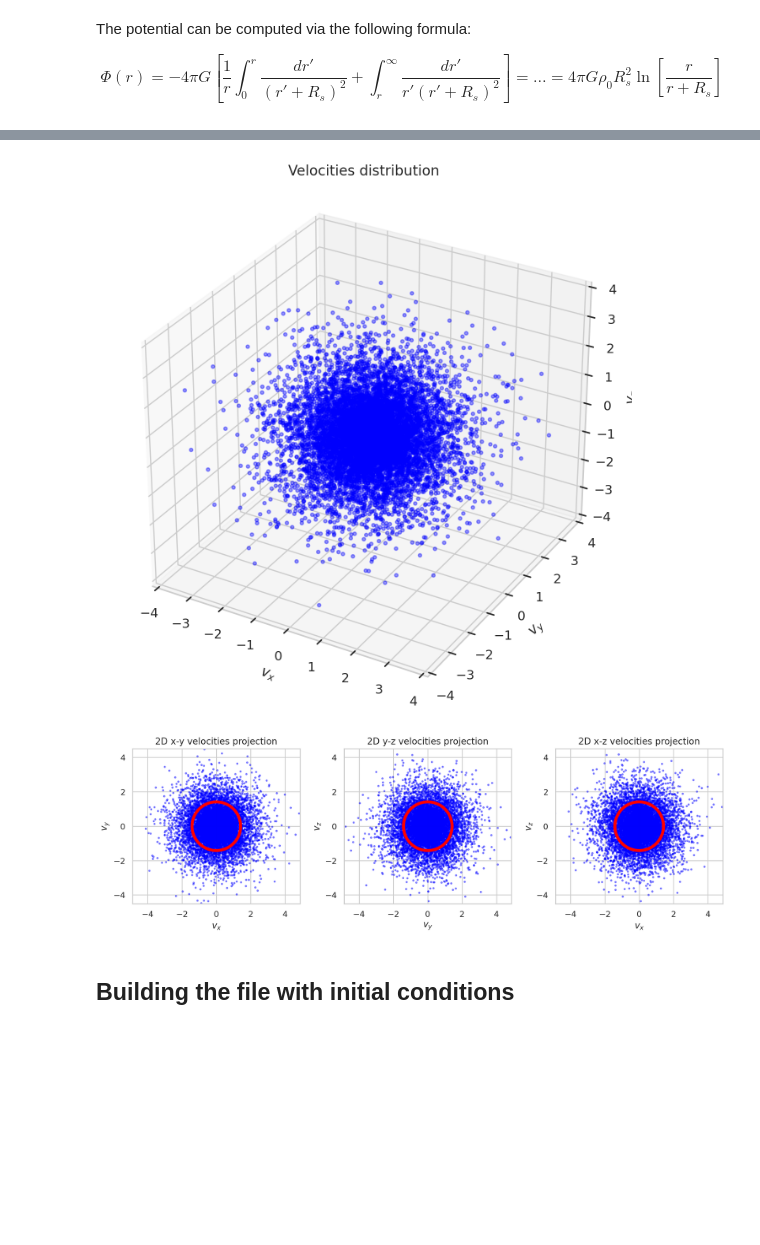
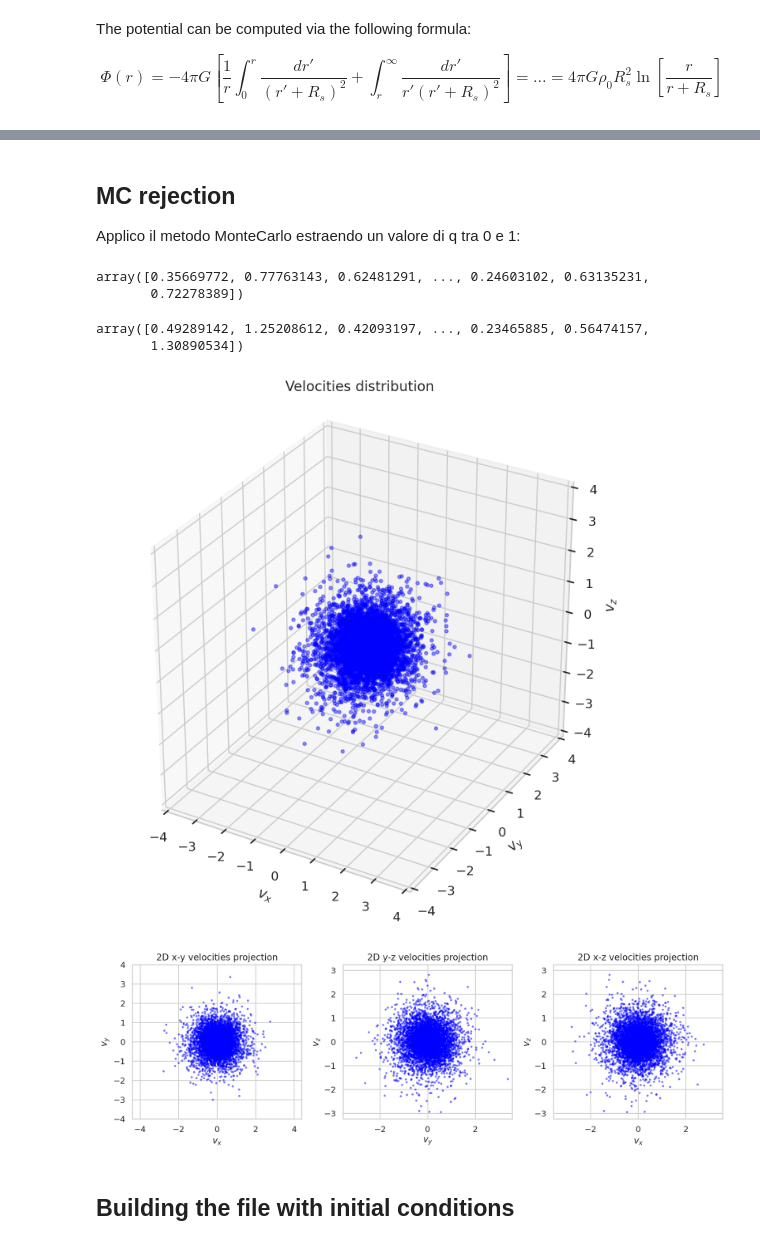
Before and after one commit to SimoneArienti/Galaxies-and-Dynamics, a Jupyter notebook: Project/Jaffe Setup.ipynb, the cells around one changed output, grey strips where cells are left out. Drawn from its saved outputs; the diff is of its cells as text; code cells hidden in the pictures; blank space fills up the shorter version.

```diff
--- a/Project/Jaffe Setup.ipynb
+++ b/Project/Jaffe Setup.ipynb
@@ -400,0 +428,3 @@ v_z = velocities * np.cos(v_theta)
+# %%
+def F(DF, q, psi):
+    return DF * 4 * np.pi * (- 2 * psi * q**2) * np.sqrt(- 2 * psi)
@@ -400,0 +433,4 @@ v_z = velocities * np.cos(v_theta)
+# %% [markdown]
+## MC rejection
+
+Applico il metodo MonteCarlo estraendo un valore di q tra 0 e 1:
@@ -401,61 +457,79 @@ v_z = velocities * np.cos(v_theta)
+# %%
+qs
+# %% [output]
+array([0.35669772, 0.77763143, 0.62481291, ..., 0.24603102, 0.63135231,
+       0.72278389])
+# %%
+velocities = qs * np.sqrt(-2*Psi)
+velocities
+# %% [output]
+array([0.49289142, 1.25208612, 0.42093197, ..., 0.23465885, 0.56474157,
+       1.30890534])
+# %%
+vel_theta_cdf = np.random.uniform(0, 1, N)
+vel_theta = np.arccos(1 - 2 * vel_theta_cdf)
+
+vel_phi = np.random.uniform(0, 2*np.pi, size=N)
+
+V_X = velocities * np.sin(vel_theta) * np.cos(vel_phi)
+V_Y = velocities * np.sin(vel_theta) * np.sin(vel_phi)
+V_Z = velocities * np.cos(vel_theta)
+# %%
+fig = plt.figure(figsize = (8,8))
+ax = fig.add_subplot(projection='3d')
+ax.scatter(V_X, V_Y, V_Z, c = 'blue', s=8, alpha=0.4)
+ax.set_aspect('equal')
+ax.set_xlabel(r'$v_x$')
+ax.set_ylabel(r'$v_y$')
+ax.set_zlabel(r'$v_z$')
+ax.set_xlim(-4, 4)
+ax.set_ylim(-4, 4)
+ax.set_zlim(-4, 4)
+ax.set_title("Velocities distribution")
+plt.show();
+# %% [output]
+[figure, added]
 # %%
-fig = plt.figure(figsize = (8,8))
-ax = fig.add_subplot(projection='3d')
-ax.scatter(v_x, v_y, v_z, c = 'blue', s=8, alpha=0.4)
-ax.set_aspect('equal')
-ax.set_xlabel(r'$v_x$')
-ax.set_ylabel(r'$v_y$')
-ax.set_zlabel(r'$v_z$')
-ax.set_xlim(-4, 4)
-ax.set_ylim(-4, 4)
-ax.set_zlim(-4, 4)
-ax.set_title("Velocities distribution")
-plt.show();
-
 fig, axes = plt.subplots(1, 3, figsize=(12, 4))
 
 #Projection on x-y plane
 theta = np.linspace(0, 2 * np.pi, 150)
-a = np.sqrt(2) * np.cos( theta )
-c = np.sqrt(2) * np.sin( theta )
-axes[0].scatter(v_x, v_y, c='blue', s=4, alpha=0.4)
-axes[0].plot(a, c, c='red', label=r'$v_{esc}$', linewidth=4)
+
+axes[0].scatter(V_X, V_Y, c='blue', s=4, alpha=0.4)
+#axes[0].plot(a, c, c='red', label=r'$v_{esc}$', linewidth=4)
 axes[0].axis('equal')
 axes[0].set_xlim(-4, 4)
 axes[0].set_ylim(-4, 4)
 axes[0].set_xlabel(r'$v_x$')
 axes[0].set_ylabel(r'$v_y$')
 axes[0].set_title('2D x-y velocities projection')
 
 
 # Projection on y-z plane
-axes[1].scatter(v_y, v_z, c='blue', s=4, alpha=0.4)
-axes[1].plot(a, c, c='red', label=r'$v_{esc}$', linewidth=4)
+axes[1].scatter(V_Y, V_Z, c='blue', s=4, alpha=0.4)
 axes[1].axis('equal')
 axes[1].set_xlim(-4, 4)
 axes[1].set_ylim(-4, 4)
 axes[1].set_xlabel(r'$v_y$')
 axes[1].set_ylabel(r'$v_z$')
 axes[1].set_title('2D y-z velocities projection')
 
 
 
 # Projection on x-z plane
-axes[2].scatter(v_x, v_z, c='blue', s=4, alpha=0.4)
-axes[2].plot(a, c, c='red', label=r'$v_{esc}$', linewidth=4)
+axes[2].scatter(V_X, V_Z, c='blue', s=4, alpha=0.4)
 axes[2].axis('equal')
 axes[2].set_xlim(-4, 4)
 axes[2].set_ylim(-4, 4)
 axes[2].set_xlabel(r'$v_x$')
 axes[2].set_ylabel(r'$v_z$')
 axes[2].set_title('2D x-z velocities projection')
 
 
 plt.tight_layout()
 plt.show()
 # %% [output]
-[figure, old version]
+[figure, new version]
-[figure, removed]
 # %% [markdown]
 ## Building the file with initial conditions
 # %%
```
Also changed, not shown: parts of 42 cells of this notebook.
